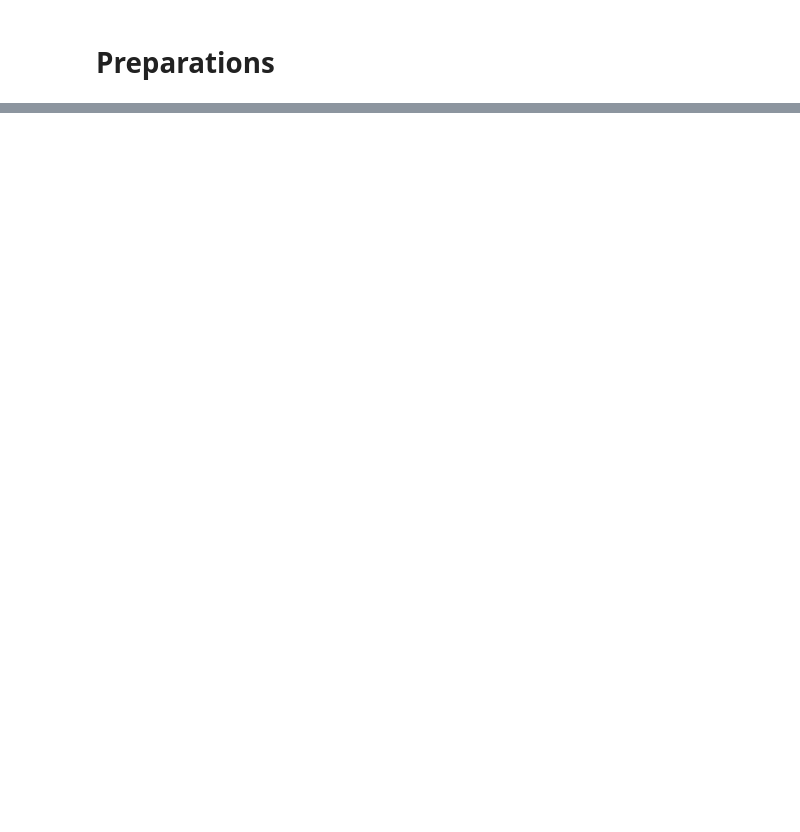
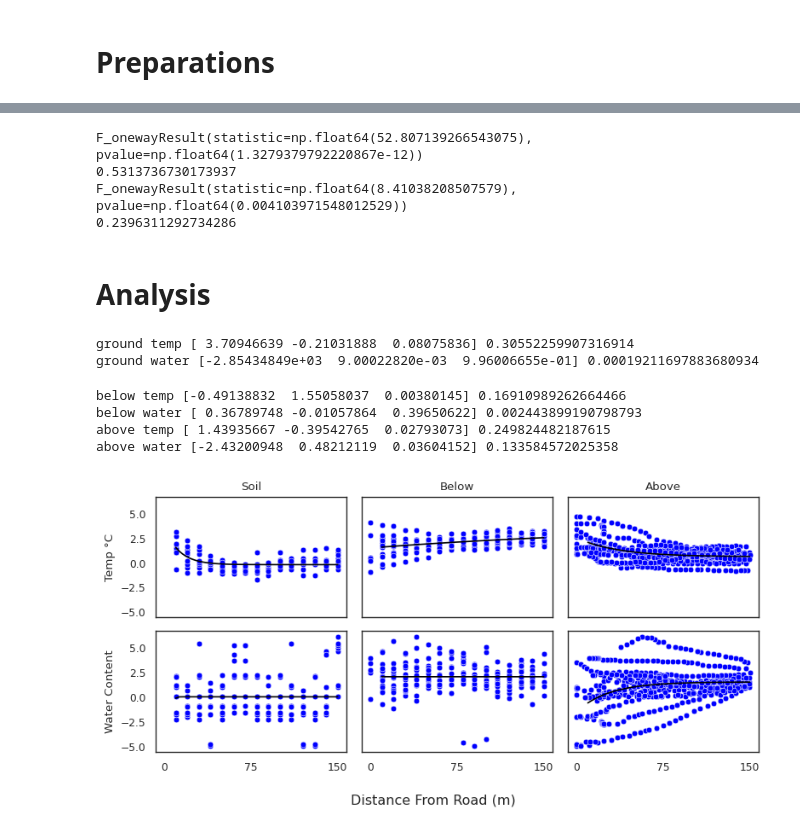
Before and after one commit to wstevick/SH-drone-sampling, a Jupyter notebook: analysis.ipynb, the cells around one changed output, grey strips where cells are left out. Cells and saved outputs as stored; diff of their text form; code cells hidden in the pictures; blank space fills up the shorter version.

```diff
--- a/analysis.ipynb
+++ b/analysis.ipynb
@@ -290,0 +110,73 @@ PearsonRResult(statistic=np.float64(-0.028295660847026748), pvalue=np.float64(0.
+# %%
+for layer in [above, below]:
+    layer_out_temp = layer.query('direction == "out"')["temp"]
+    layer_in_temp = layer.query('direction == "in"')["temp"]
+    print(stats.f_oneway(layer_out_temp, layer_in_temp))
+
+    print(layer_out_temp.mean() - layer_in_temp.mean())
+# %% [output]
+F_onewayResult(statistic=np.float64(52.807139266543075), pvalue=np.float64(1.3279379792220867e-12))
+0.5313736730173937
+F_onewayResult(statistic=np.float64(8.41038208507579), pvalue=np.float64(0.004103971548012529))
+0.2396311292734286
+# %% [markdown]
+# Analysis
+# %%
+def predict(x, a, b, k):
+    return (a - b) * np.exp(-x * k) + b
+# %%
+def r2(parameters, xs, ys):
+    ypred = predict(xs, *parameters)
+    ymean = ys.mean()
+    ss_res = ((ys - ypred) ** 2).sum()
+    ss_tot = ((ys - ymean) ** 2).sum()
+    return 1 - ss_res / ss_tot
+# %%
+xs = np.linspace(10, 150)
+fig, axes = plt.subplots(nrows=2, ncols=3, sharex=True, sharey="col")
+fig.set_size_inches(8, 4)
+fig.supxlabel("Distance From Road (m)")  # , y=0.07, x=0.533)
+layer_stuff = [
+    ("ground", ground, "brown"),
+    ("below", below, "green"),
+    ("above", above, "blue"),
+]
+for col, (name, layer, _) in enumerate(layer_stuff):
+    for row, (var, color) in enumerate([("temp", "red"), ("water", "blue")]):
+        if row == 0:
+            axes[row, col].set_title(
+                "Soil" if name == "ground" else name.capitalize()
+            )
+
+        data = layer[["distance", var]].dropna()
+        parameters, *_ = curve_fit(predict, data["distance"], data[var])
+        print(
+            name, var, parameters, r2(parameters, data["distance"], data[var])
+        )
+
+        sns.scatterplot(
+            data, x="distance", y=var, color="blue", ax=axes[row, col]
+        )
+        axes[row, col].plot(xs, predict(xs, *parameters), color="black")
+
+        axes[row, col].set_xlabel(None)
+        axes[row, col].set_xticks([0, 75, 150])
+        if col == 0:
+            axes[row, col].set_ylabel(
+                "Temp °C" if var == "temp" else "Water Content"
+            )
+        else:
+            axes[row, col].set_ylabel(None)
+            axes[row, col].set_yticks([])
+
+# axes[1, 2].sharey(axes[1, 1])
+plt.tight_layout()
+fig.savefig("image.png", bbox_inches="tight", facecolor=(0, 0, 0, 0))
+# %% [output]
+ground temp [ 3.70946639 -0.21031888  0.08075836] 0.30552259907316914
+ground water [-2.85434849e+03  9.00022820e-03  9.96006655e-01] 0.00019211697883680934
+below temp [-0.49138832  1.55058037  0.00380145] 0.16910989262664466
+below water [ 0.36789748 -0.01057864  0.39650622] 0.002443899190798793
+above temp [ 1.43935667 -0.39542765  0.02793073] 0.249824482187615
+above water [-2.43200948  0.48212119  0.03604152] 0.133584572025358
+[figure, added]
```
Also changed, not shown: parts of 59 cells of this notebook, 1 other file.
